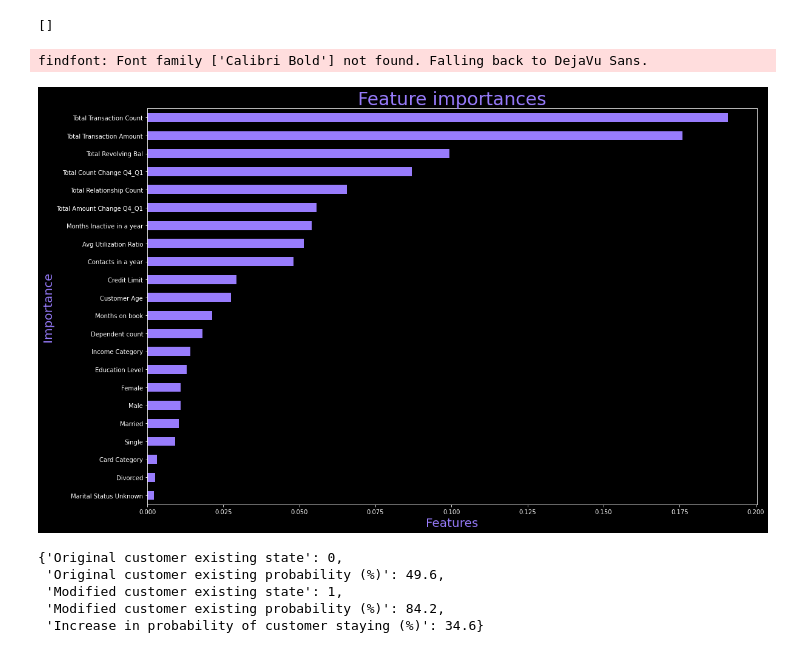
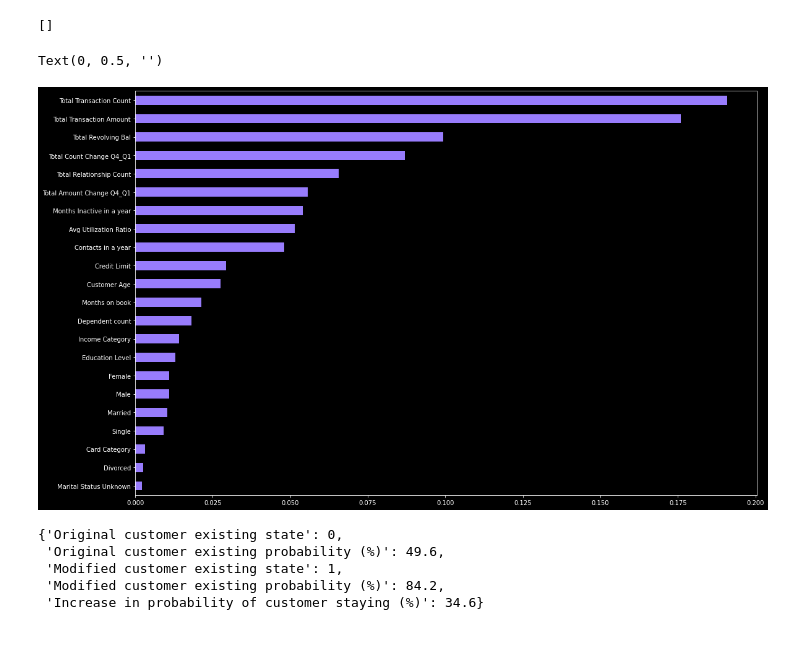
Before and after one commit to mohit-challa/GiveMeSomeCredit, a Jupyter notebook: notebooks/Mohit/GiveMeSomeCredit_History.ipynb, the cells around one changed output. Saved outputs shown, nothing was run; the diff lists cells and outputs as text; code cells hidden in the pictures.

```diff
--- a/notebooks/Mohit/GiveMeSomeCredit_History.ipynb
+++ b/notebooks/Mohit/GiveMeSomeCredit_History.ipynb
@@ -474,25 +463,24 @@ print(names)
 # %%
 #Visually inspecting importance of each feature
 
 fig = plt.gcf()
+
+# plt.rcParams['figure.figsize'] = [10.0, 10.0]
+# plt.rcParams['figure.dpi'] = 1200
+
 fig.set_size_inches(18, 12)
 
 ax = forest_importances.plot.barh(color="#987cfc", )
 
-plt.title('Feature importances', fontsize=30, color="#987cfc", fontname="Calibri Bold")
-plt.xlabel('Features',fontsize=20, color="#987cfc")
-plt.ylabel('Importance',fontsize=20, color="#987cfc")
-
-features = ('Total Transaction Count', 'Total Transaction Amount', 'Total Revolving Balance', 'Total Count Change Q4_Q1',
-                'Total Relationship Count', 'Total Amount Change Q4_Q1', 'Months Inactive in a Year', 'Average Utilization Ratio',
-                'Contacts in a year', 'Credit Limit', 'Customer Age', 'Months on Book', 'No. of Dependents', 'Income Category',
-                'Education Level', 'Female', 'Male', 'Married', 'Single', 'Card Category', 'Divorced', 'Marital Status Unknown')
+# plt.title('Feature importances', fontsize=15, color="#987cfc", )
+plt.xlabel('',fontsize=10, color="#987cfc")
+plt.ylabel('',fontsize=10, color="#987cfc")
 
 # ax = plt.axes()
 # ax.set_yticklabels(features)
 # %% [output]
-findfont: Font family ['Calibri Bold'] not found. Falling back to DejaVu Sans.
+Text(0, 0.5, '')
-[figure, old version]
+[figure, new version]
 # %%
 def recommendation(sample, ct_fac = 1.5, amt_fac = 1.5):
 
```
Also changed, not shown: parts of 15 cells of this notebook, 4 other files.
